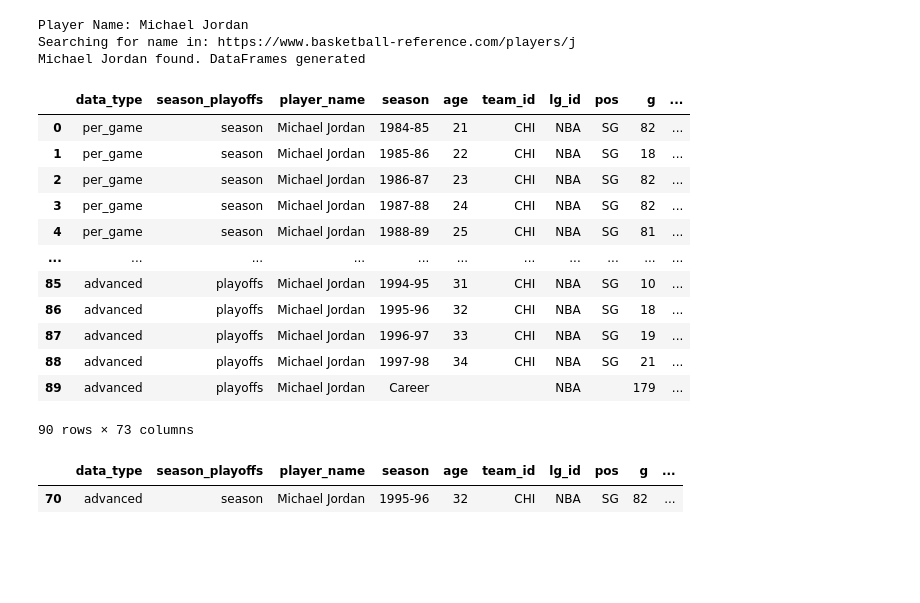
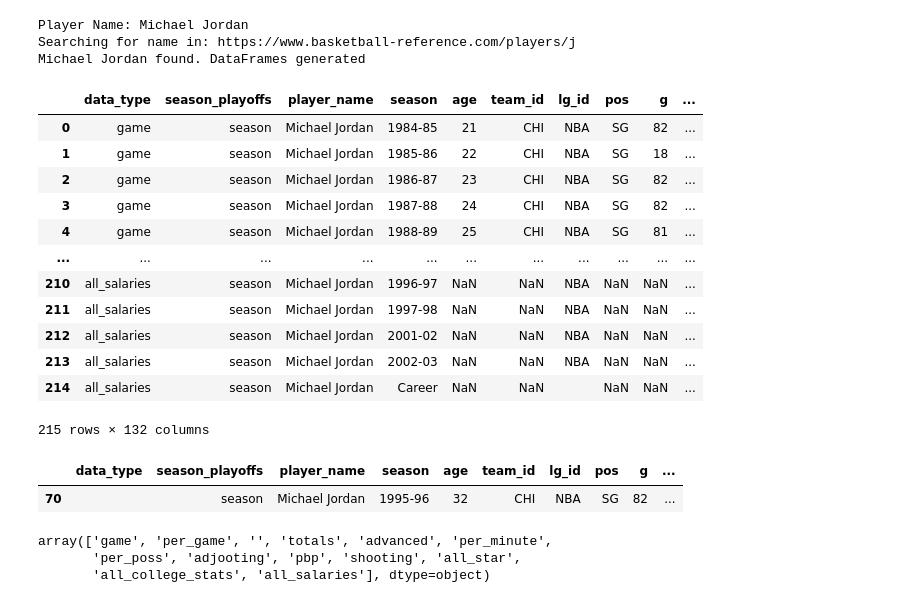
Before and after one commit to rahim-hashim/NBA-Prediction-Algorithms, a Jupyter notebook: single_player_search.ipynb, the cells around one changed output. Cells and saved outputs as stored; diff of their text form; code cells hidden in the pictures; blank space fills up the shorter version.

```diff
--- a/single_player_search.ipynb
+++ b/single_player_search.ipynb
@@ -51,27 +50,27 @@ Helpers:
  'teamsScraper.py']
 # %%
 from player_info_scraper import player_info_scraper
-from player_scraper import scrape_single_player
+from player_scraper import single_player_scraper
 
-mj_meta, mj_data = scrape_single_player()
+mj_meta, mj_data = single_player_scraper()
 mj_data
 # %% [output]
 Player Name: Michael Jordan
 Searching for name in: https://www.basketball-reference.com/players/j
 Michael Jordan found. DataFrames generated
 |  | data_type | season_playoffs | player_name | season | age | team_id | lg_id | pos | g | ... |
-| 0 | per_game | season | Michael Jordan | 1984-85 | 21 | CHI | NBA | SG | 82 | ... |
-| 1 | per_game | season | Michael Jordan | 1985-86 | 22 | CHI | NBA | SG | 18 | ... |
-| 2 | per_game | season | Michael Jordan | 1986-87 | 23 | CHI | NBA | SG | 82 | ... |
-| 3 | per_game | season | Michael Jordan | 1987-88 | 24 | CHI | NBA | SG | 82 | ... |
-| 4 | per_game | season | Michael Jordan | 1988-89 | 25 | CHI | NBA | SG | 81 | ... |
+| 0 | game | season | Michael Jordan | 1984-85 | 21 | CHI | NBA | SG | 82 | ... |
+| 1 | game | season | Michael Jordan | 1985-86 | 22 | CHI | NBA | SG | 18 | ... |
+| 2 | game | season | Michael Jordan | 1986-87 | 23 | CHI | NBA | SG | 82 | ... |
+| 3 | game | season | Michael Jordan | 1987-88 | 24 | CHI | NBA | SG | 82 | ... |
+| 4 | game | season | Michael Jordan | 1988-89 | 25 | CHI | NBA | SG | 81 | ... |
 | ... | ... | ... | ... | ... | ... | ... | ... | ... | ... | ... |
-| 85 | advanced | playoffs | Michael Jordan | 1994-95 | 31 | CHI | NBA | SG | 10 | ... |
-| 86 | advanced | playoffs | Michael Jordan | 1995-96 | 32 | CHI | NBA | SG | 18 | ... |
-| 87 | advanced | playoffs | Michael Jordan | 1996-97 | 33 | CHI | NBA | SG | 19 | ... |
-| 88 | advanced | playoffs | Michael Jordan | 1997-98 | 34 | CHI | NBA | SG | 21 | ... |
-| 89 | advanced | playoffs | Michael Jordan | Career |  |  | NBA |  | 179 | ... |
+| 210 | all_salaries | season | Michael Jordan | 1996-97 | NaN | NaN | NBA | NaN | NaN | ... |
+| 211 | all_salaries | season | Michael Jordan | 1997-98 | NaN | NaN | NBA | NaN | NaN | ... |
+| 212 | all_salaries | season | Michael Jordan | 2001-02 | NaN | NaN | NBA | NaN | NaN | ... |
+| 213 | all_salaries | season | Michael Jordan | 2002-03 | NaN | NaN | NBA | NaN | NaN | ... |
+| 214 | all_salaries | season | Michael Jordan | Career | NaN | NaN |  | NaN | NaN | ... |
-90 rows × 73 columns
+215 rows × 132 columns
 # %%
 mj_vorp = mj_data[mj_data.vorp.notnull()] # drop vorp = NaN rows
 mj_vorp = mj_vorp.dropna(how='all', axis='columns') # drop blank columns
@@ -79,6 +78,12 @@ mj_vorp = mj_vorp.loc[mj_vorp['season'] != 'Career'] # only single-season statis
 mj_vorp[mj_vorp['vorp'] == max(mj_vorp['vorp'])] # max vorp season
 # %% [output]
 |  | data_type | season_playoffs | player_name | season | age | team_id | lg_id | pos | g | ... |
-| 70 | advanced | season | Michael Jordan | 1995-96 | 32 | CHI | NBA | SG | 82 | ... |
+| 70 |  | season | Michael Jordan | 1995-96 | 32 | CHI | NBA | SG | 82 | ... |
 # %%
 mj_tables = mj_data['data_type']
+# %%
+mj_tables.unique()
+# %% [output]
+array(['game', 'per_game', '', 'totals', 'advanced', 'per_minute',
+       'per_poss', 'adjooting', 'pbp', 'shooting', 'all_star',
+       'all_college_stats', 'all_salaries'], dtype=object)
```
Also changed, not shown: parts of 2 cells of this notebook, 4 other files.
